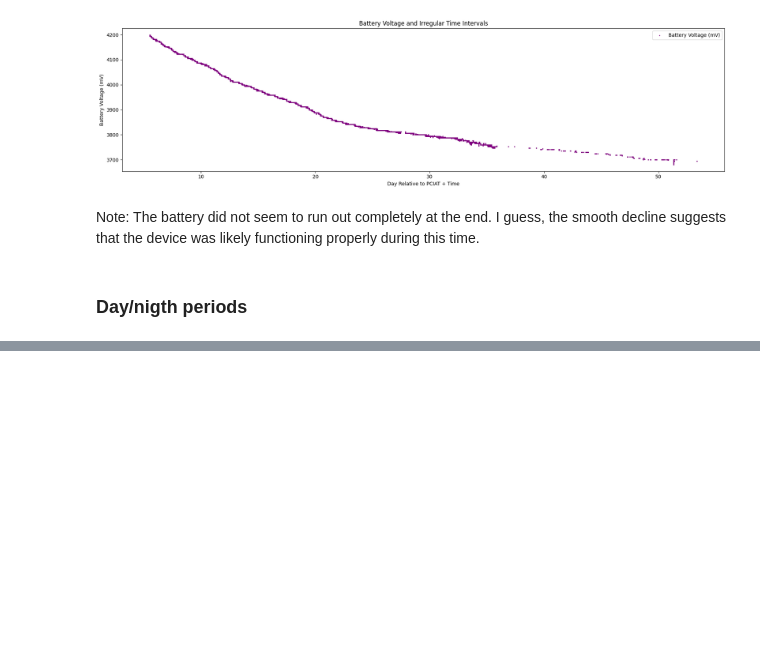
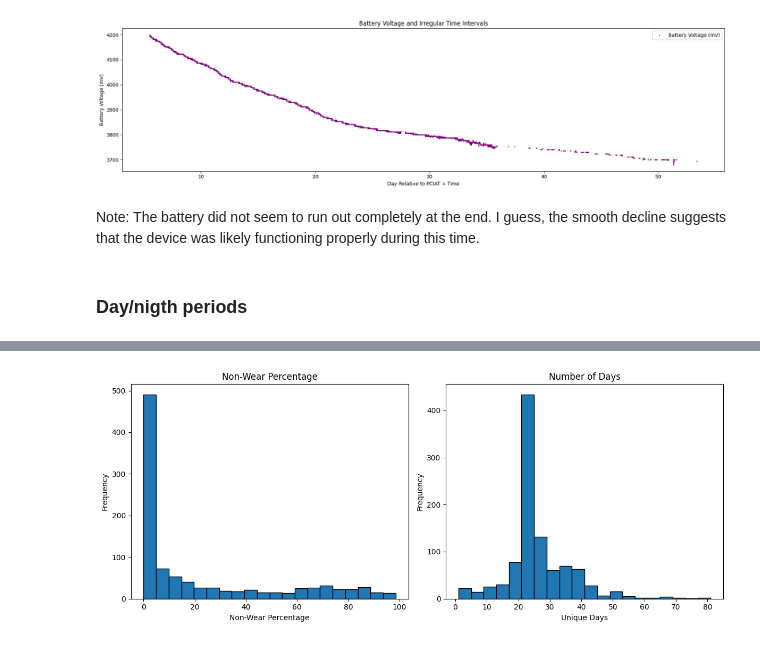
Before and after one commit to AdityaMarne/Kaggle_projects, a Jupyter notebook: ProblematicInternetUse/notebooks/EDA_Actigraphy.ipynb, the cells around one changed output, grey strips where cells are left out. Cells and saved outputs as stored; diff of their text form; code cells hidden in the pictures; blank space fills up the shorter version.

```diff
--- a/ProblematicInternetUse/notebooks/EDA_Actigraphy.ipynb
+++ b/ProblematicInternetUse/notebooks/EDA_Actigraphy.ipynb
@@ -236,0 +332,18 @@ Note: The battery did not seem to run out completely at the end. I guess, the sm
+# %%
+final_results = []
+for result in results:
+    flat_row = {
+        'id': result['id'].replace('id=', ''),
+        'non_wear_percentage': result['non_wear_percentage'],
+        'unique_days': result['unique_days']
+    }
+
+    for key, stats in result.items():
+        if isinstance(stats, pd.Series):
+            for stat_name, stat_value in stats.items():
+                flat_row[f'{key.replace("_stats", "")}_{stat_name}'] = stat_value
+
+    final_results.append(flat_row)
+
+stats_df = pd.DataFrame(final_results)
+stats_df
@@ -236,0 +364,20 @@ Note: The battery did not seem to run out completely at the end. I guess, the sm
+# %%
+# non_wear_percentage
+plt.figure(figsize=(12, 5))
+plt.subplot(1, 2, 1)
+plt.hist(stats_df['non_wear_percentage'], bins=20, edgecolor='black')
+plt.title('Non-Wear Percentage')
+plt.xlabel('Non-Wear Percentage')
+plt.ylabel('Frequency')
+
+# unique_days
+plt.subplot(1, 2, 2)
+plt.hist(stats_df['unique_days'], bins=20, edgecolor='black')
+plt.title('Number of Days')
+plt.xlabel('Unique Days')
+plt.ylabel('Frequency')
+
+plt.tight_layout()
+plt.show()
+# %% [output]
+[figure, added]
```
Also changed, not shown: parts of 31 cells of this notebook, 1 other file.
